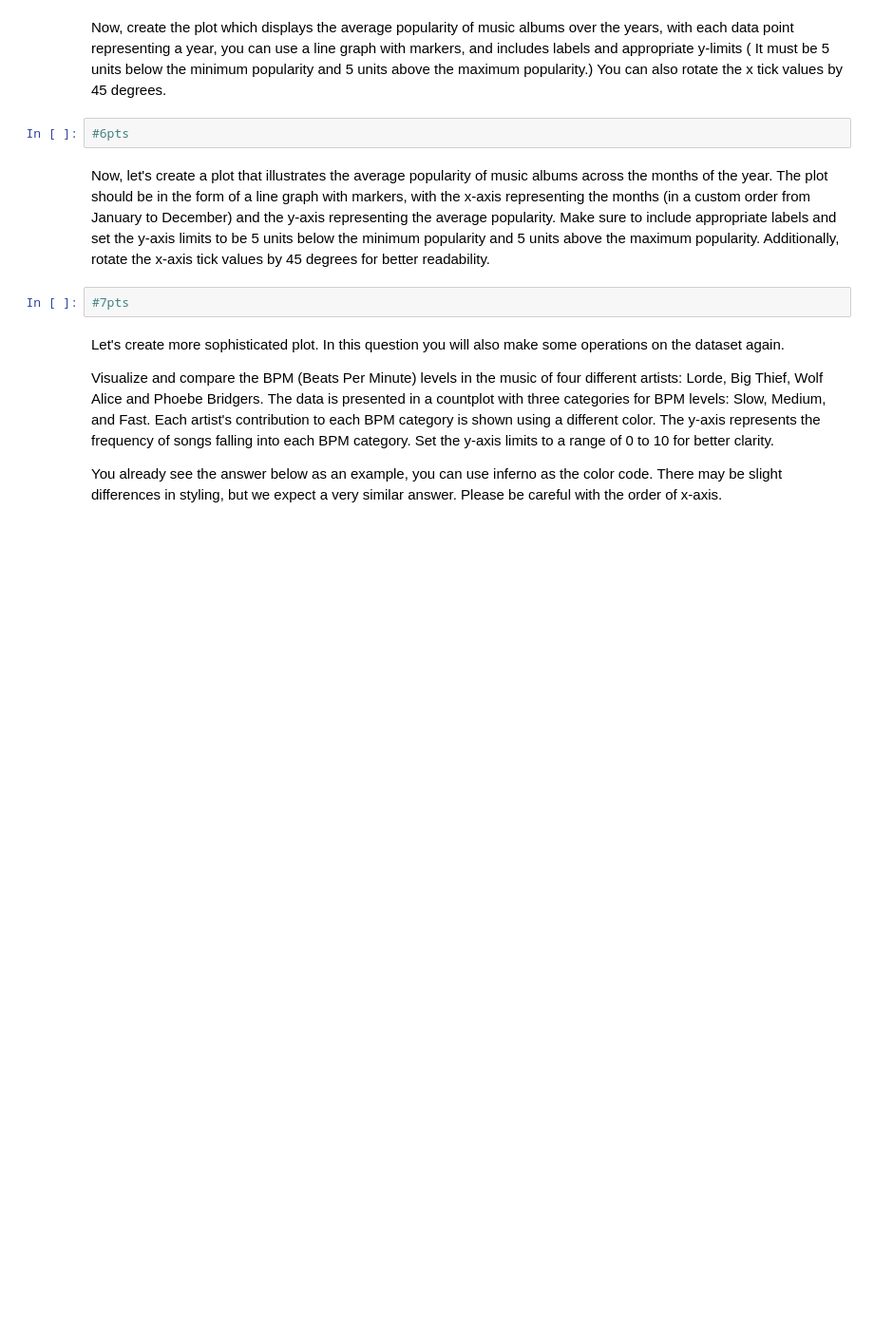
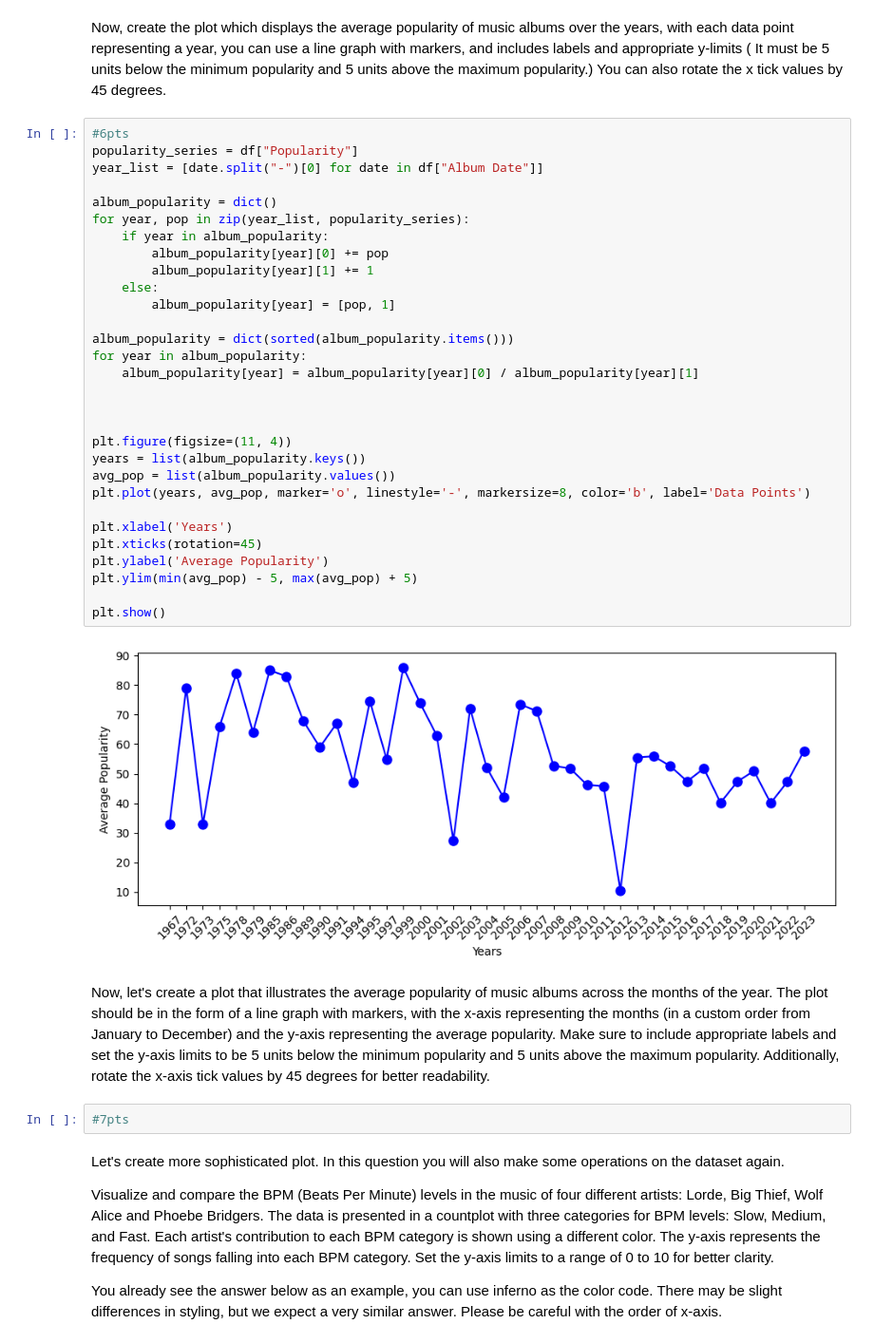
Before and after one commit to firatbatar/SU-Undergraduate-CS210, a Jupyter notebook: Homeworks/HW1/CS210 - Homework 1 - Spotify Playlist Analysis.ipynb, the cells around one changed output. Shown at 95% size. Saved outputs shown, nothing was run; the diff lists cells and outputs as text; blank space fills up the shorter version.

```diff
--- a/Homeworks/HW1/CS210 - Homework 1 - Spotify Playlist Analysis.ipynb
+++ b/Homeworks/HW1/CS210 - Homework 1 - Spotify Playlist Analysis.ipynb
@@ -298,5 +331,35 @@ Now, create the plot which displays the average popularity of music albums over
 # %%
 #6pts
+popularity_series = df["Popularity"]
+year_list = [date.split("-")[0] for date in df["Album Date"]]
+
+album_popularity = dict()
+for year, pop in zip(year_list, popularity_series):
+    if year in album_popularity:
+        album_popularity[year][0] += pop
+        album_popularity[year][1] += 1
+    else:
+        album_popularity[year] = [pop, 1]
+
+album_popularity = dict(sorted(album_popularity.items()))
+for year in album_popularity:
+    album_popularity[year] = album_popularity[year][0] / album_popularity[year][1]
+
+
+
+plt.figure(figsize=(11, 4))
+years = list(album_popularity.keys())
+avg_pop = list(album_popularity.values())
+plt.plot(years, avg_pop, marker='o', linestyle='-', markersize=8, color='b', label='Data Points')
+
+plt.xlabel('Years')
+plt.xticks(rotation=45)
+plt.ylabel('Average Popularity')
+plt.ylim(min(avg_pop) - 5, max(avg_pop) + 5)
+
+plt.show()
+# %% [output]
+[figure, added]
 # %% [markdown]
 Now, let's create a plot that illustrates the average popularity of music albums across the months of the year. The plot should be in the form of a line graph with markers, with the x-axis representing the months (in a custom order from January to December) and the y-axis representing the average popularity. Make sure to include appropriate labels and set the y-axis limits to be 5 units below the minimum popularity and 5 units above the maximum popularity. Additionally, rotate the x-axis tick values by 45 degrees for better readability.
 # %%
```
Also changed, not shown: parts of 3 cells of this notebook.
